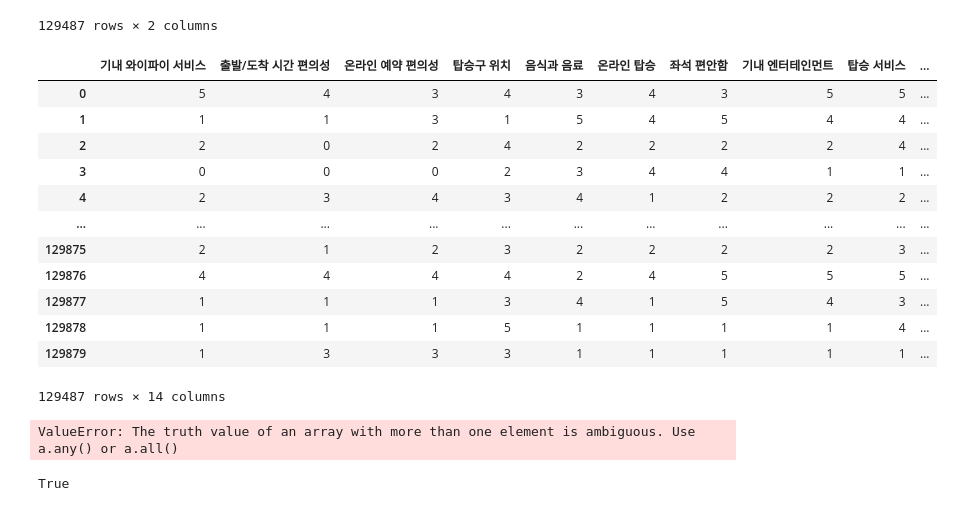
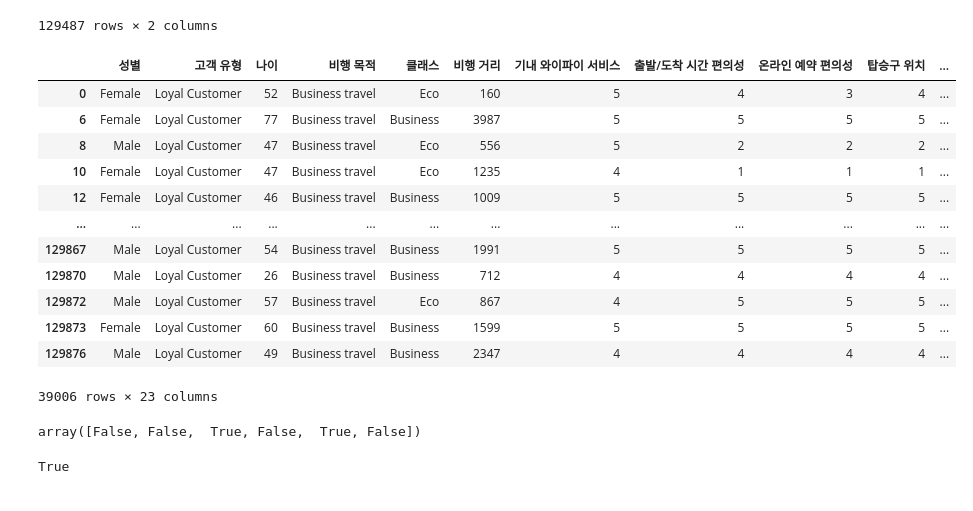
Before and after one commit to GoEnding/Airline-Satisfaction, a Jupyter notebook: air_dir.ipynb, the cells around one changed output. Cells and saved outputs as stored; diff of their text form; code cells hidden in the pictures.

```diff
--- a/air_dir.ipynb
+++ b/air_dir.ipynb
@@ -95,24 +95,27 @@ pd.get_dummies(df['고객 유형'].to_frame())
 | 129879 | True | False |
 129487 rows × 2 columns
 # %%
-df.loc[  : , '기내 와이파이 서비스':'청결도' ]
+df3 = df.loc[  : , '기내 와이파이 서비스':'청결도' ]
-# %% [output]
-|  | 기내 와이파이 서비스 | 출발/도착 시간 편의성 | 온라인 예약 편의성 | 탑승구 위치 | 음식과 음료 | 온라인 탑승 | 좌석 편안함 | 기내 엔터테인먼트 | 탑승 서비스 | ... |
-| 0 | 5 | 4 | 3 | 4 | 3 | 4 | 3 | 5 | 5 | ... |
-| 1 | 1 | 1 | 3 | 1 | 5 | 4 | 5 | 4 | 4 | ... |
-| 2 | 2 | 0 | 2 | 4 | 2 | 2 | 2 | 2 | 4 | ... |
-| 3 | 0 | 0 | 0 | 2 | 3 | 4 | 4 | 1 | 1 | ... |
-| 4 | 2 | 3 | 4 | 3 | 4 | 1 | 2 | 2 | 2 | ... |
-| ... | ... | ... | ... | ... | ... | ... | ... | ... | ... | ... |
-| 129875 | 2 | 1 | 2 | 3 | 2 | 2 | 2 | 2 | 3 | ... |
-| 129876 | 4 | 4 | 4 | 4 | 2 | 4 | 5 | 5 | 5 | ... |
-| 129877 | 1 | 1 | 1 | 3 | 4 | 1 | 5 | 4 | 3 | ... |
-| 129878 | 1 | 1 | 1 | 5 | 1 | 1 | 1 | 1 | 4 | ... |
-| 129879 | 1 | 3 | 3 | 3 | 1 | 1 | 1 | 1 | 1 | ... |
-129487 rows × 14 columns
 # %%
+df.loc[df3['기내 와이파이 서비스'] > 3 , ]
 # %% [output]
+|  | 성별 | 고객 유형 | 나이 | 비행 목적 | 클래스 | 비행 거리 | 기내 와이파이 서비스 | 출발/도착 시간 편의성 | 온라인 예약 편의성 | 탑승구 위치 | ... |
+| 0 | Female | Loyal Customer | 52 | Business travel | Eco | 160 | 5 | 4 | 3 | 4 | ... |
+| 6 | Female | Loyal Customer | 77 | Business travel | Business | 3987 | 5 | 5 | 5 | 5 | ... |
+| 8 | Male | Loyal Customer | 47 | Business travel | Eco | 556 | 5 | 2 | 2 | 2 | ... |
+| 10 | Female | Loyal Customer | 47 | Business travel | Eco | 1235 | 4 | 1 | 1 | 1 | ... |
+| 12 | Female | Loyal Customer | 46 | Business travel | Business | 1009 | 5 | 5 | 5 | 5 | ... |
+| ... | ... | ... | ... | ... | ... | ... | ... | ... | ... | ... | ... |
+| 129867 | Male | Loyal Customer | 54 | Business travel | Business | 1991 | 5 | 5 | 5 | 5 | ... |
+| 129870 | Male | Loyal Customer | 26 | Business travel | Business | 712 | 4 | 4 | 4 | 4 | ... |
+| 129872 | Male | Loyal Customer | 57 | Business travel | Eco | 867 | 4 | 5 | 5 | 5 | ... |
+| 129873 | Female | Loyal Customer | 60 | Business travel | Business | 1599 | 5 | 5 | 5 | 5 | ... |
+| 129876 | Male | Loyal Customer | 49 | Business travel | Business | 2347 | 4 | 4 | 4 | 4 | ... |
-ValueError: The truth value of an array with more than one element is ambiguous. Use a.any() or a.all()
+39006 rows × 23 columns
+# %%
+df3['기내 와이파이 서비스'].value_counts().index > 3
+# %% [output]
+array([False, False,  True, False,  True, False])
 # %%
 df['성별'].dtypes == object
 # %% [output]
```
Also changed, not shown: parts of 2 cells of this notebook, 4 other files.
